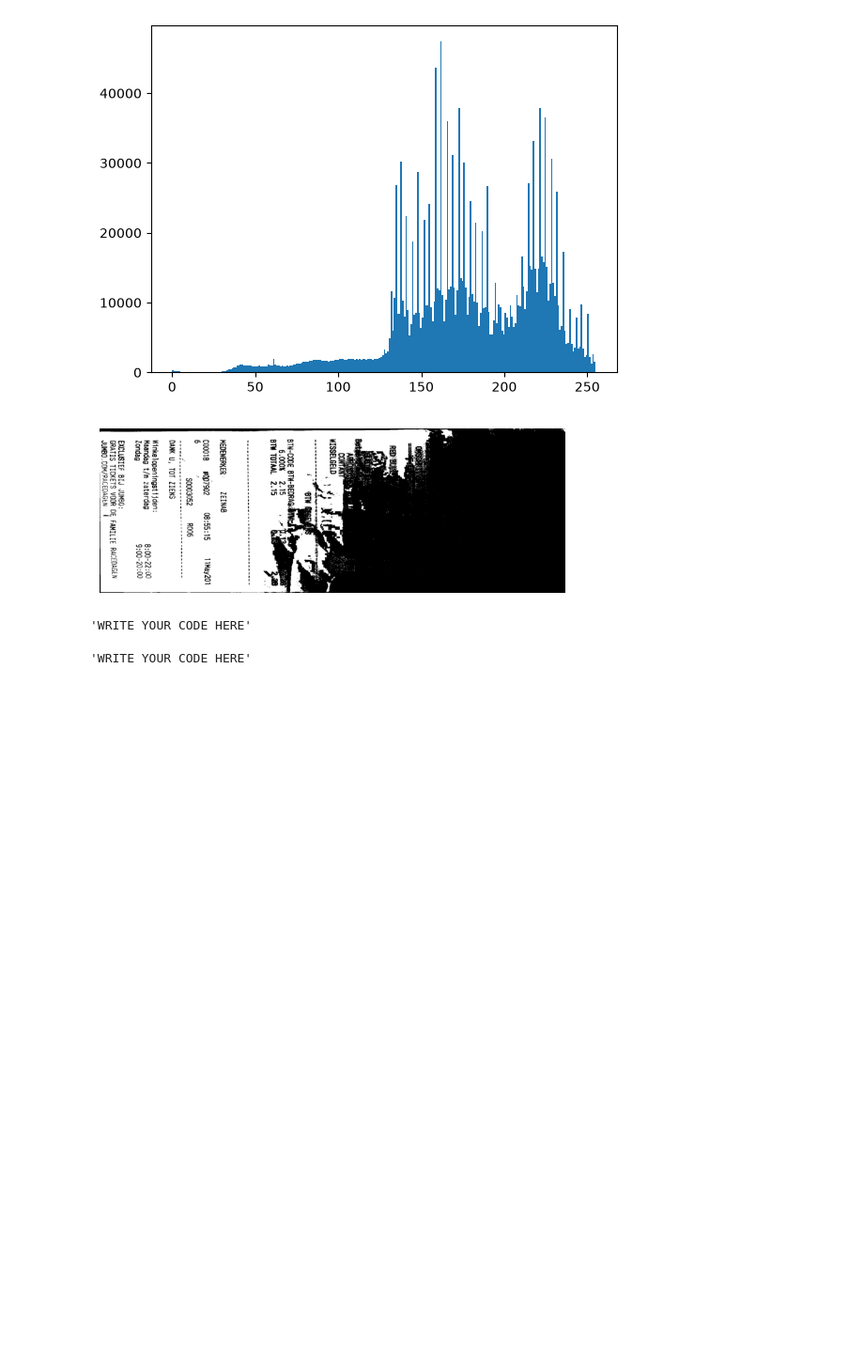
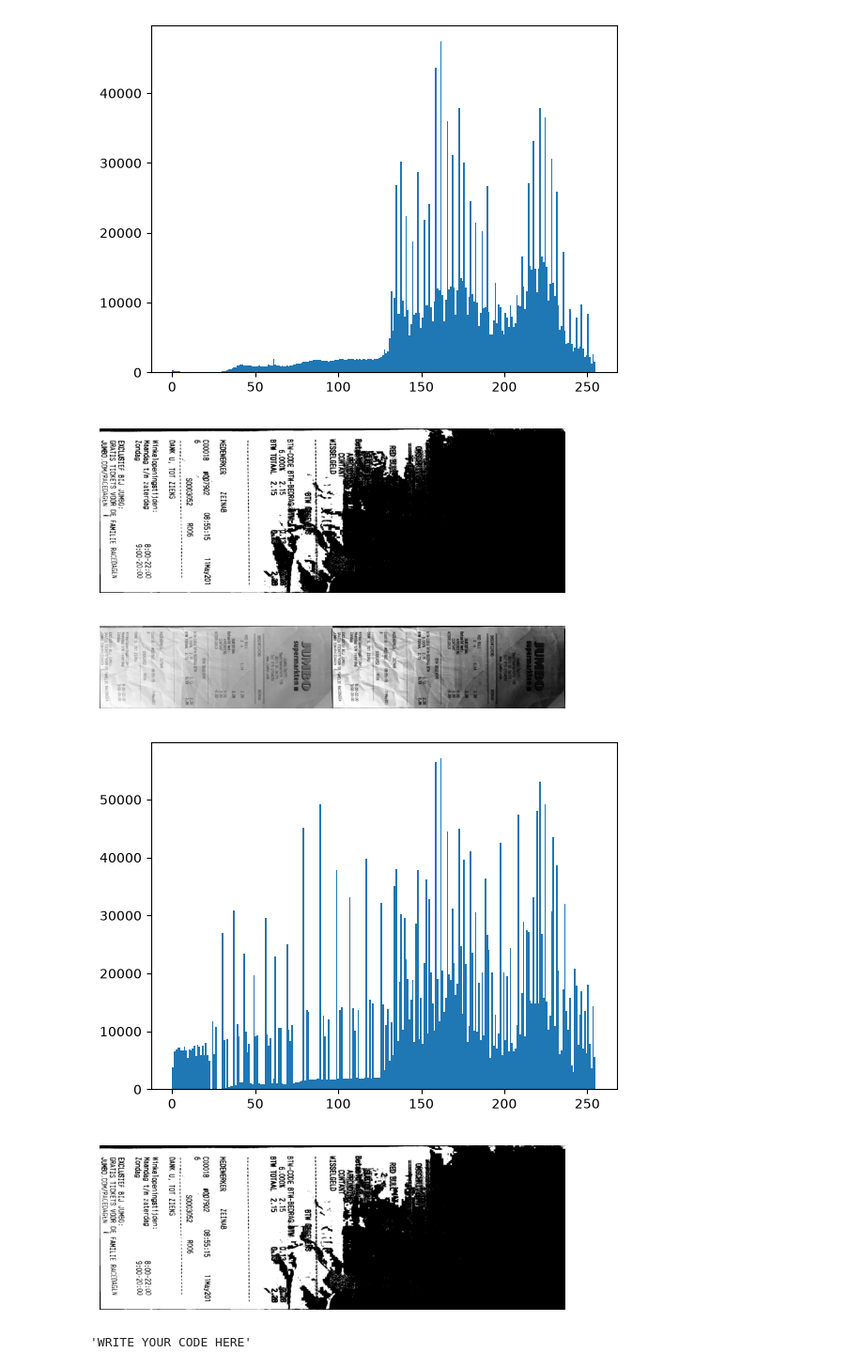
Before and after one commit to aasiksoy/opencv-lab_sessions, a Jupyter notebook: Lab1.ipynb, the cells around one changed output. Shown at 94% size. Saved outputs shown, nothing was run; the diff lists cells and outputs as text; code cells hidden in the pictures; blank space fills up the shorter version.

```diff
--- a/Lab1.ipynb
+++ b/Lab1.ipynb
@@ -300,15 +300,28 @@ plt.show()
 # %%
 """WRITE YOUR CODE HERE"""
 
 # apply histogram equalization to the image using OpenCV
+equalized = cv2.equalizeHist(ticket)
+result = np.hstack((ticket, equalized))
+# plot the histogram of the equalized image using matplotlib
+plt.figure()
+plt.imshow(result, cmap='gray')
+plt.axis('off')
+plt.show()
 
-# plot the histogram of the equalized image using matplotlib
+plt.hist(result.ravel(), bins=256)
+plt.show()
+# apply otsu's thresholding to the histogram equalized image using OpenCV
+threshold_value_hist, mask_hist = cv2.threshold(equalized, 0, 255, cv2.THRESH_BINARY + cv2.THRESH_OTSU)
+# plot the mask using matplotlib
 
-# apply otsu's thresholding to the histogram equalized image using OpenCV
-
-# plot the mask using matplotlib
+plt.imshow(mask_hist, cmap="gray")
+plt.axis("off")
+plt.show()
 # %% [output]
-'WRITE YOUR CODE HERE'
+[figure, added]
+[figure, added]
+[figure, added]
 # %%
 """NO NEED TO CHANGE ANYTHING IN THIS CELL!"""
 # (use this to apply on the image)
```
